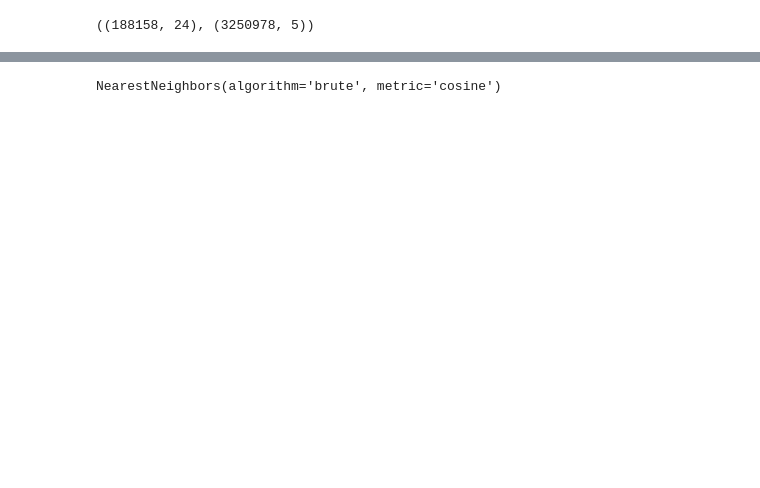
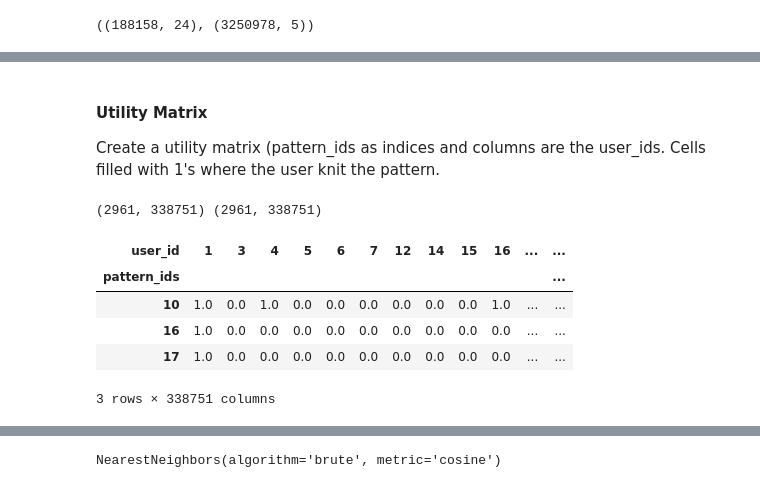
Before and after one commit to LilaKelland/Ravelry-Recommender-Engine, a Jupyter notebook: 4.1-collaborative-recommender.ipynb, the cells around one changed output, grey strips where cells are left out. Saved outputs shown, nothing was run; the diff lists cells and outputs as text; code cells hidden in the pictures; blank space fills up the shorter version.

```diff
--- a/4.1-collaborative-recommender.ipynb
+++ b/4.1-collaborative-recommender.ipynb
@@ -55,0 +89,19 @@ print(metadata.shape)
+# %% [markdown]
+#### Utility Matrix
+Create a utility matrix (pattern_ids as indices and columns are the user_ids. Cells filled with 1's where the user knit the pattern.
+# %%
+user_knit = df.copy()
+user_knit = user_knit.drop_duplicates(['user_id', 'pattern_ids'])
+
+user_knit_pivot = user_knit.pivot(index='pattern_ids', columns='user_id', values='has_knit').fillna(0)
+user_knit_matrix = csr_matrix(user_knit_pivot.values)
+print(user_knit_pivot.shape, user_knit_matrix.shape)
+user_knit_pivot.head(3)
+# %% [output]
+(2961, 338751) (2961, 338751)
+| user_id | 1 | 3 | 4 | 5 | 6 | 7 | 12 | 14 | 15 | 16 | ... | ... |
+| pattern_ids |  |  |  |  |  |  |  |  |  |  |  | ... |
+| 10 | 1.0 | 0.0 | 1.0 | 0.0 | 0.0 | 0.0 | 0.0 | 0.0 | 0.0 | 1.0 | ... | ... |
+| 16 | 1.0 | 0.0 | 0.0 | 0.0 | 0.0 | 0.0 | 0.0 | 0.0 | 0.0 | 0.0 | ... | ... |
+| 17 | 1.0 | 0.0 | 0.0 | 0.0 | 0.0 | 0.0 | 0.0 | 0.0 | 0.0 | 0.0 | ... | ... |
+3 rows × 338751 columns
```
Also changed, not shown: parts of 59 cells of this notebook, 9 other files.
